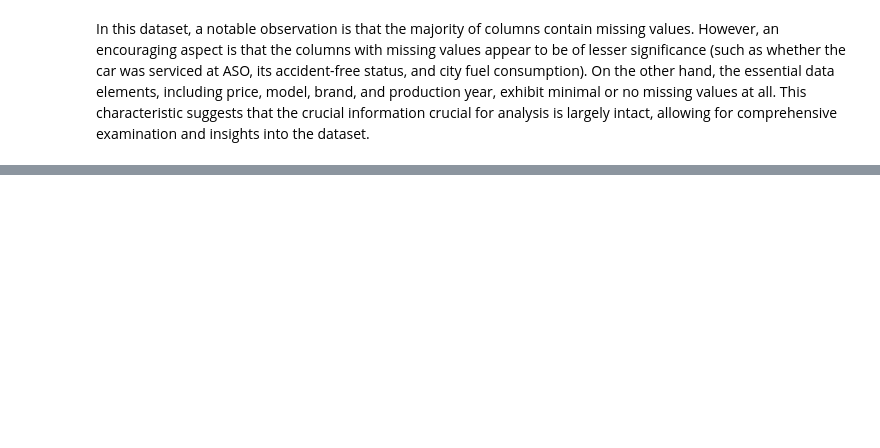
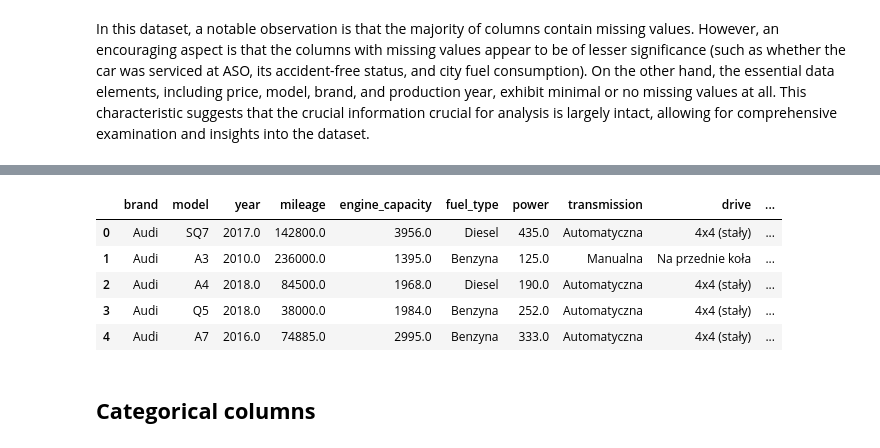
Before and after one commit to pawel-grzeszczyk/Car-Market-Analysis, a Jupyter notebook: data_cleaning.ipynb, the cells around one changed output, grey strips where cells are left out. Saved outputs shown, nothing was run; the diff lists cells and outputs as text; code cells hidden in the pictures; blank space fills up the shorter version.

```diff
--- a/data_cleaning.ipynb
+++ b/data_cleaning.ipynb
@@ -98,0 +290,16 @@ In this dataset, a notable observation is that the majority of columns contain m
+# %%
+# Drop no longer needed columns
+data = data.drop(['price', 'currency'], axis='columns')
+
+data = data.rename(columns={"value": "price"})
+
+data.head()
+# %% [output]
+|  | brand | model | year | mileage | engine_capacity | fuel_type | power | transmission | drive | ... |
+| 0 | Audi | SQ7 | 2017.0 | 142800.0 | 3956.0 | Diesel | 435.0 | Automatyczna | 4x4 (stały) | ... |
+| 1 | Audi | A3 | 2010.0 | 236000.0 | 1395.0 | Benzyna | 125.0 | Manualna | Na przednie koła | ... |
+| 2 | Audi | A4 | 2018.0 | 84500.0 | 1968.0 | Diesel | 190.0 | Automatyczna | 4x4 (stały) | ... |
+| 3 | Audi | Q5 | 2018.0 | 38000.0 | 1984.0 | Benzyna | 252.0 | Automatyczna | 4x4 (stały) | ... |
+| 4 | Audi | A7 | 2016.0 | 74885.0 | 2995.0 | Benzyna | 333.0 | Automatyczna | 4x4 (stały) | ... |
+# %% [markdown]
+## **Categorical columns**
```
Also changed, not shown: parts of 29 cells of this notebook, 1 other file.
